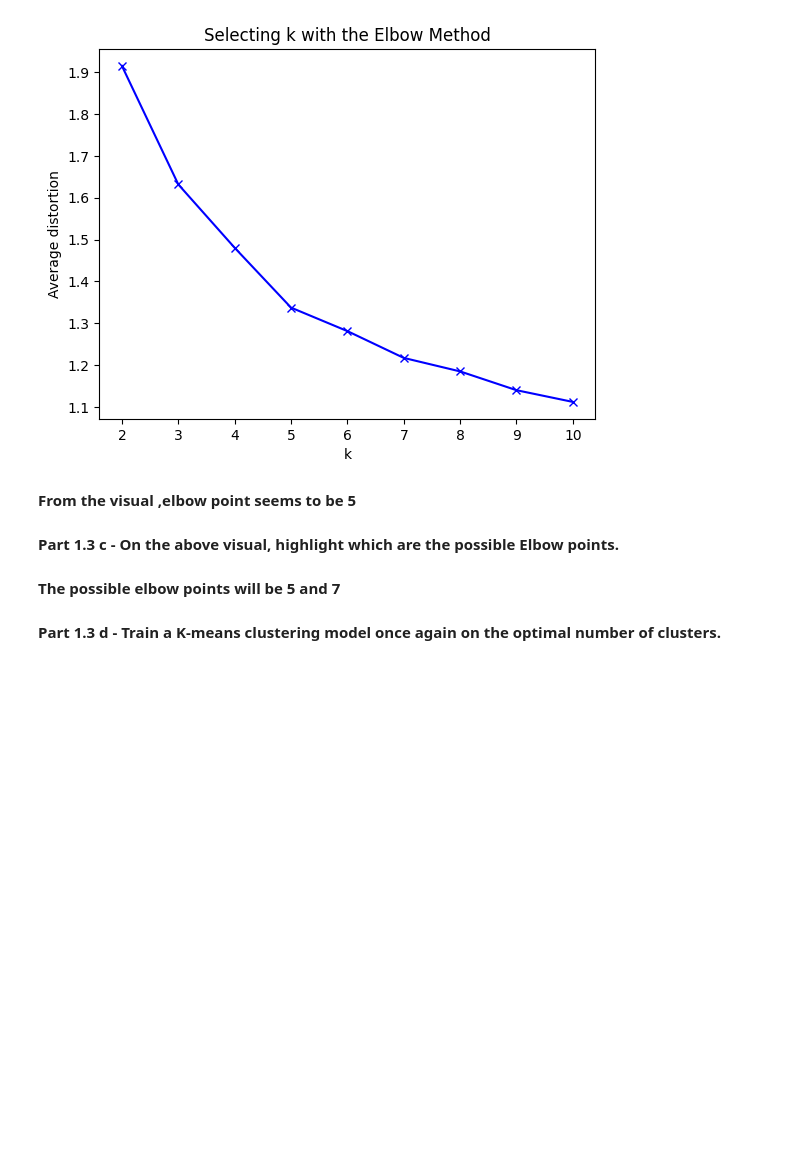
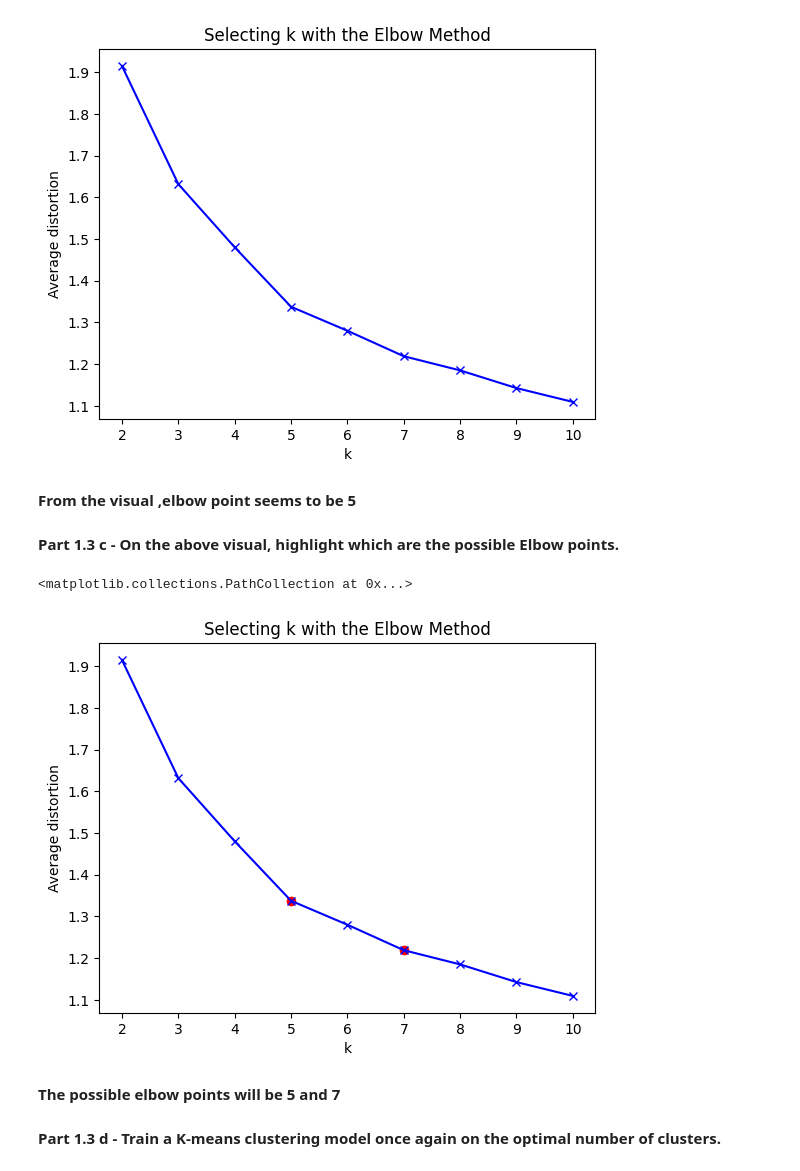
Before and after one commit to RethinaDuraiJohn/GreatLearning, a Jupyter notebook: Unsupervised/Project/UnsupervisedProject.ipynb, the cells around one changed output. Drawn from its saved outputs; the diff is of its cells as text; code cells hidden in the pictures; blank space fills up the shorter version.

Commit message:
updated project, with highlighted points on k

```diff
--- a/Unsupervised/Project/UnsupervisedProject.ipynb
+++ b/Unsupervised/Project/UnsupervisedProject.ipynb
@@ -449,6 +449,17 @@ Text(0.5, 1.0, 'Selecting k with the Elbow Method')
 # %% [markdown]
 **Part 1.3 c - On the above visual, highlight which are
 the possible Elbow points.**
+# %%
+plt.plot(clusters, meanDistortions, 'bx-')
+plt.xlabel('k')
+plt.ylabel('Average distortion')
+plt.title('Selecting k with the Elbow Method')
+highlight_clusters = [5, 7]
+highlight_meanDistortions = [meanDistortions[clusters.index(k)] for k in highlight_clusters]
+plt.scatter(highlight_clusters, highlight_meanDistortions, c='red', marker='o', label='k=5,7')
+# %% [output]
+<matplotlib.collections.PathCollection at 0x...>
+[figure, added]
 # %% [markdown]
 **The possible elbow points will be 5 and 7**
 # %% [markdown]
```
Also changed, not shown: parts of 5 cells of this notebook, 1 other file.
